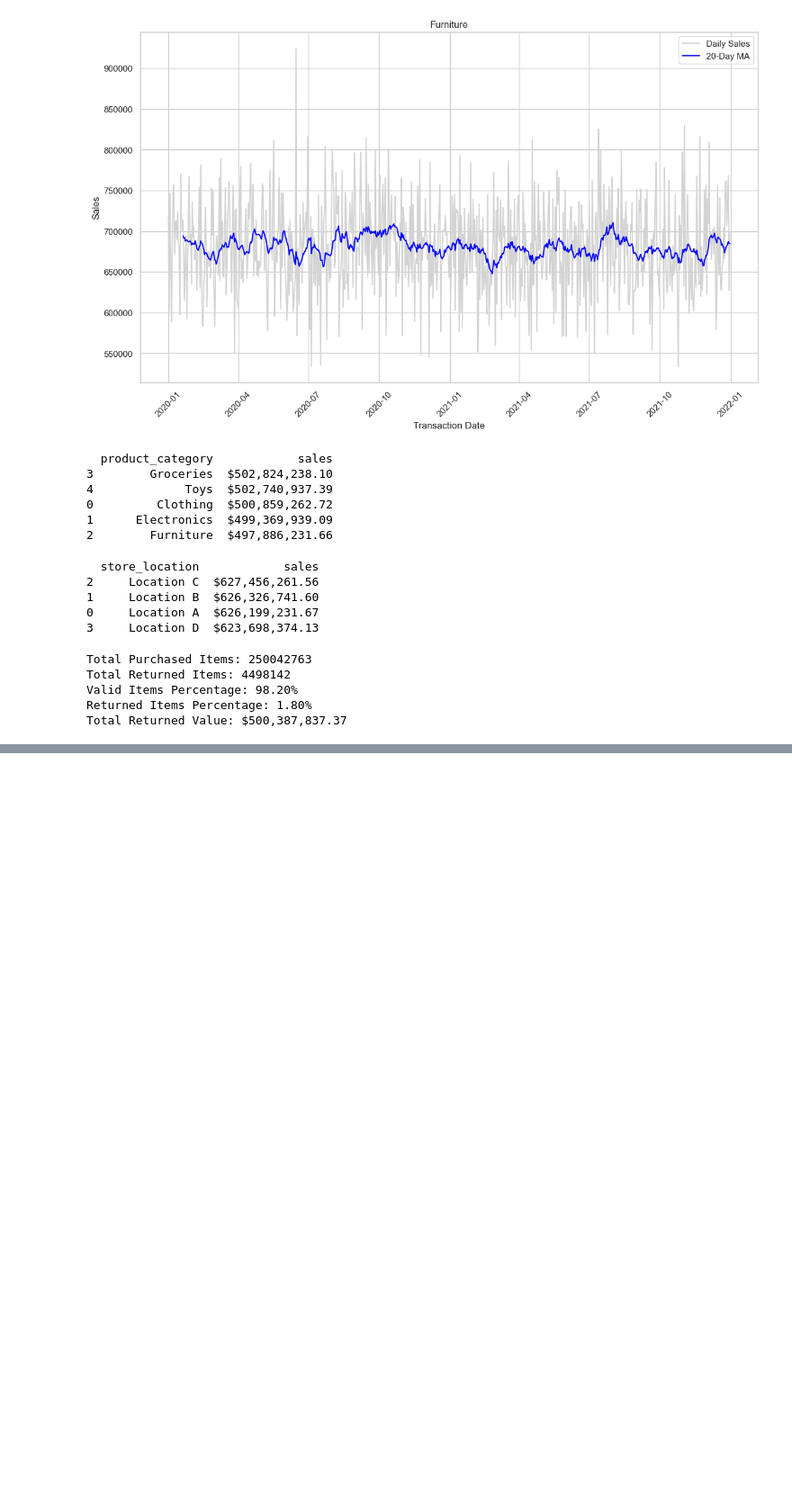
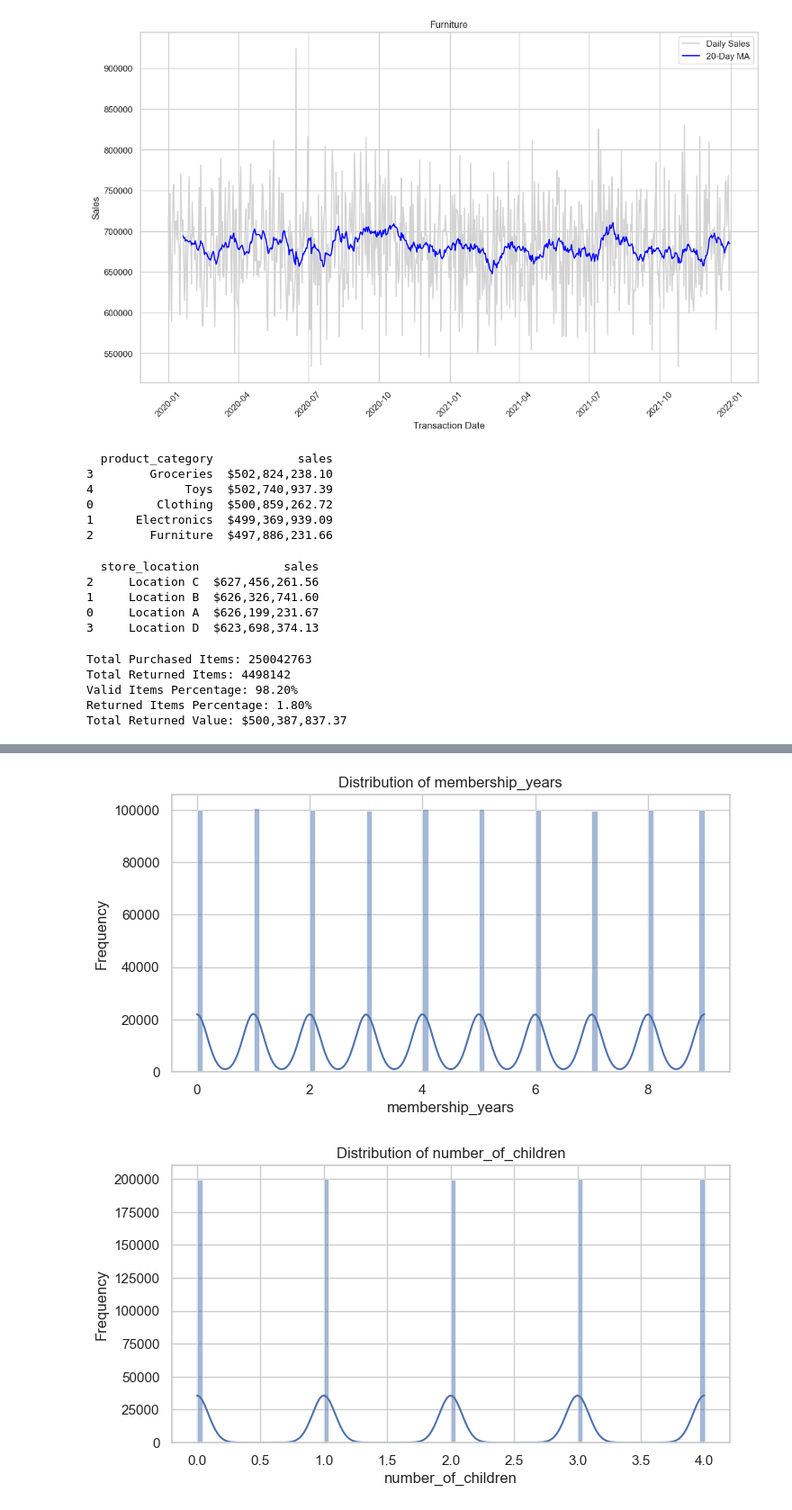
Before and after one commit to JReal10/Project_Moon, a Jupyter notebook: notebooks/exploratory.ipynb, the cells around one changed output, grey strips where cells are left out. Shown at 90% size. Cells and saved outputs as stored; diff of their text form; code cells hidden in the pictures; blank space fills up the shorter version.

```diff
--- a/notebooks/exploratory.ipynb
+++ b/notebooks/exploratory.ipynb
@@ -203,0 +206,2 @@ Total Returned Value: $500,387,837.37
+# %%
+customer_info_df = pd.read_csv("/Users/Jamie/OneDrive/Documents/python_ws/project_delta/data/processed_data/customer_information_data.csv")
@@ -203,0 +273,43 @@ Total Returned Value: $500,387,837.37
+# %%
+import pandas as pd
+import matplotlib.pyplot as plt
+import seaborn as sns
+
+# Function to plot the distribution of numerical columns
+def plot_numerical_distribution(df, num_cols):
+    for col in num_cols:
+        plt.figure(figsize=(8, 4))
+        sns.histplot(df[col], kde=True)
+        plt.title(f'Distribution of {col}')
+        plt.xlabel(col)
+        plt.ylabel('Frequency')
+        plt.show()
+
+# Function to plot the distribution of categorical columns
+def plot_categorical_distribution(df, cat_cols):
+    for col in cat_cols:
+        plt.figure(figsize=(8, 4))
+        sns.countplot(x=col, data=df)
+        plt.title(f'Distribution of {col}')
+        plt.xlabel(col)
+        plt.ylabel('Count')
+        plt.xticks(rotation=45)
+        plt.show()
+
+# Wrapper function to perform all EDA steps
+def perform_eda(df):
+    # Define numerical and categorical columns
+    num_cols = [ 'membership_years', 'number_of_children']
+    cat_cols = ['gender', 'income_bracket', 'loyalty_program', 'churned',
+                'marital_status', 'education_level', 'occupation', 'generation']
+
+    # 1. Plot distribution of numerical columns
+    plot_numerical_distribution(df, num_cols)
+
+    # 2. Plot distribution of categorical columns
+    plot_categorical_distribution(df, cat_cols)
+# %%
+perform_eda(customer_info_df)
+# %% [output]
+[figure, added]
+[figure, added]
```
Also changed, not shown: parts of 10 cells of this notebook.
